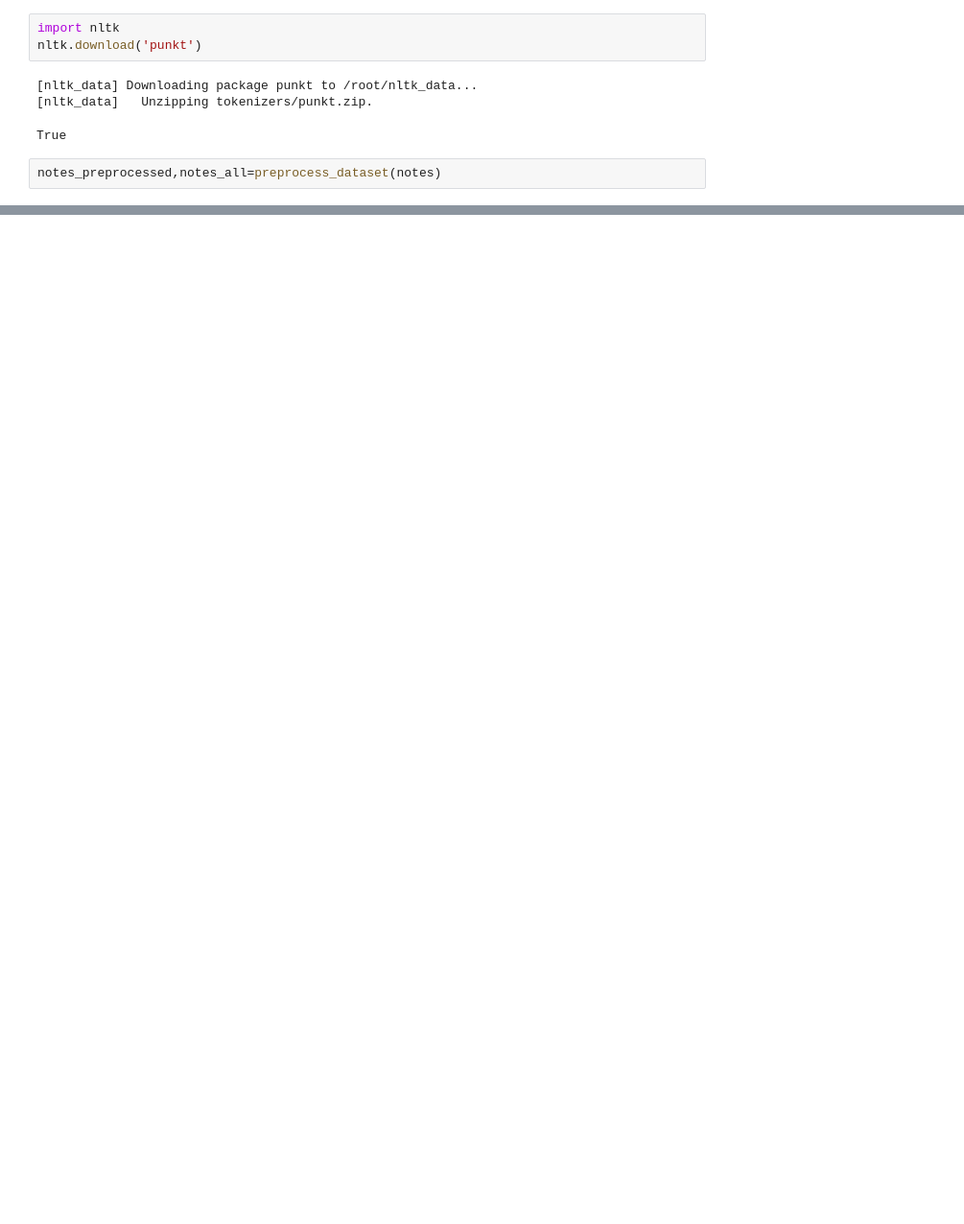
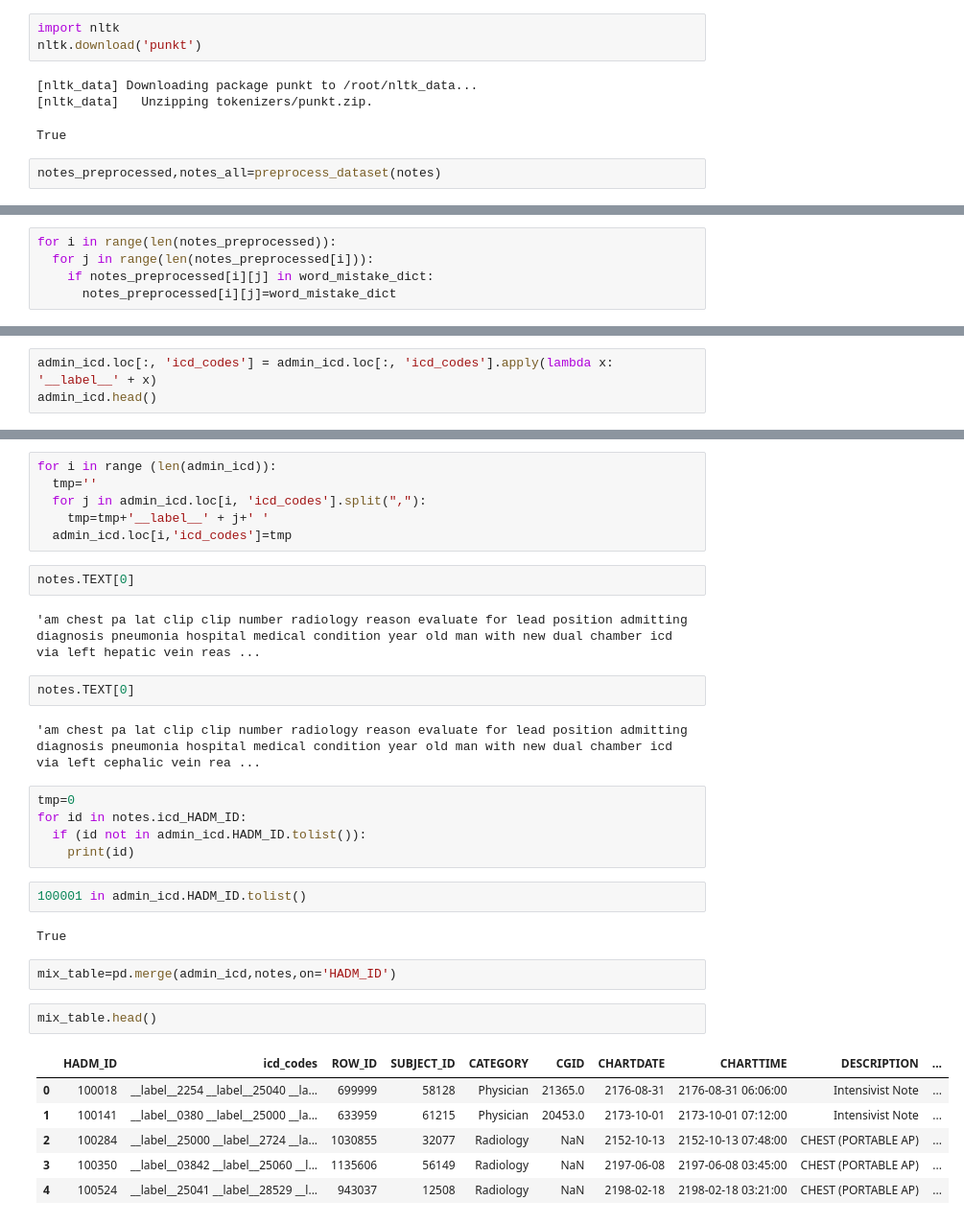
Before and after one commit to Slothbetty/cs598_dlh_final_project, a Jupyter notebook: CS_598_Final_pj.ipynb, the cells around one changed output, grey strips where cells are left out. Shown at 96% size. Drawn from its saved outputs; the diff is of its cells as text; blank space fills up the shorter version.

```diff
--- a/CS_598_Final_pj.ipynb
+++ b/CS_598_Final_pj.ipynb
@@ -123,0 +197,5 @@ word_dic=tmp[tmp>=5].index.tolist()
+# %%
+for i in range(len(notes_preprocessed)):
+  for j in range(len(notes_preprocessed[i])):
+    if notes_preprocessed[i][j] in word_mistake_dict:
+      notes_preprocessed[i][j]=word_mistake_dict
@@ -123,0 +206,3 @@ word_dic=tmp[tmp>=5].index.tolist()
+# %%
+admin_icd.loc[:, 'icd_codes'] = admin_icd.loc[:, 'icd_codes'].apply(lambda x: '__label__' + x)
+admin_icd.head()
@@ -123,0 +216,34 @@ word_dic=tmp[tmp>=5].index.tolist()
+# %%
+for i in range (len(admin_icd)):
+  tmp=''
+  for j in admin_icd.loc[i, 'icd_codes'].split(","):
+    tmp=tmp+'__label__' + j+' '
+  admin_icd.loc[i,'icd_codes']=tmp
+# %%
+notes.TEXT[0]
+# %% [output]
+'am chest pa lat clip clip number radiology reason evaluate for lead position admitting diagnosis pneumonia hospital medical condition year old man with new dual chamber icd via left hepatic vein reas ...
+# %%
+notes.TEXT[0]
+# %% [output]
+'am chest pa lat clip clip number radiology reason evaluate for lead position admitting diagnosis pneumonia hospital medical condition year old man with new dual chamber icd via left cephalic vein rea ...
+# %%
+tmp=0
+for id in notes.icd_HADM_ID:
+  if (id not in admin_icd.HADM_ID.tolist()):
+    print(id)
+# %%
+100001 in admin_icd.HADM_ID.tolist()
+# %% [output]
+True
+# %%
+mix_table=pd.merge(admin_icd,notes,on='HADM_ID')
+# %%
+mix_table.head()
+# %% [output]
+|  | HADM_ID | icd_codes | ROW_ID | SUBJECT_ID | CATEGORY | CGID | CHARTDATE | CHARTTIME | DESCRIPTION | ... |
+| 0 | 100018 | __label__2254 __label__25040 __la... | 699999 | 58128 | Physician | 21365.0 | 2176-08-31 | 2176-08-31 06:06:00 | Intensivist Note | ... |
+| 1 | 100141 | __label__0380 __label__25000 __la... | 633959 | 61215 | Physician | 20453.0 | 2173-10-01 | 2173-10-01 07:12:00 | Intensivist Note | ... |
+| 2 | 100284 | __label__25000 __label__2724 __la... | 1030855 | 32077 | Radiology | NaN | 2152-10-13 | 2152-10-13 07:48:00 | CHEST (PORTABLE AP) | ... |
+| 3 | 100350 | __label__03842 __label__25060 __l... | 1135606 | 56149 | Radiology | NaN | 2197-06-08 | 2197-06-08 03:45:00 | CHEST (PORTABLE AP) | ... |
+| 4 | 100524 | __label__25041 __label__28529 __l... | 943037 | 12508 | Radiology | NaN | 2198-02-18 | 2198-02-18 03:21:00 | CHEST (PORTABLE AP) | ... |
```
Also changed, not shown: parts of 22 cells of this notebook.
